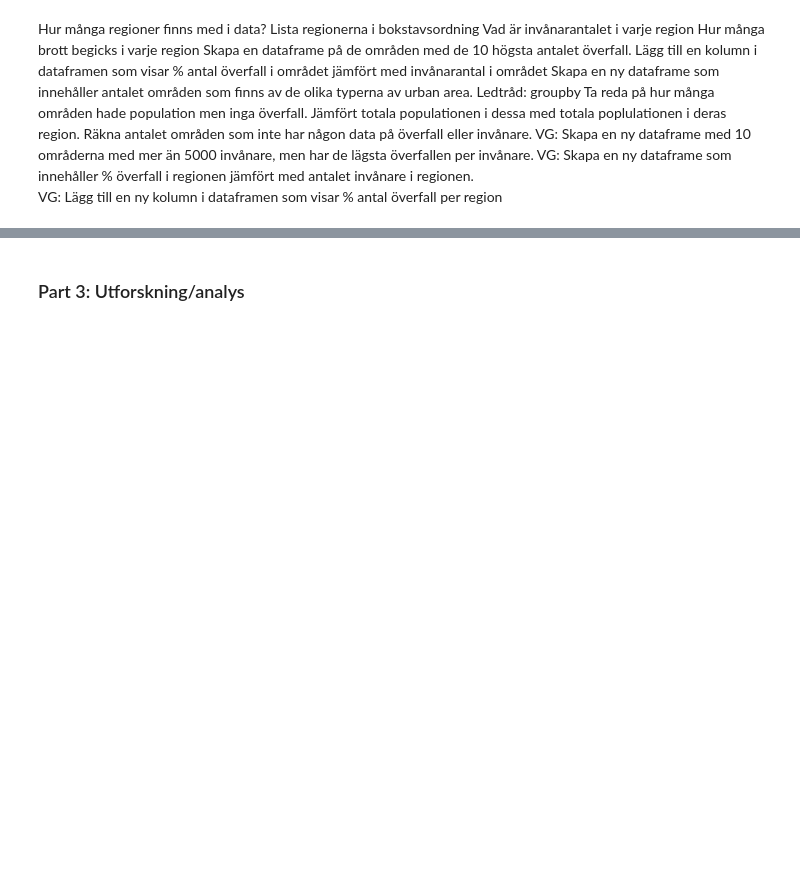
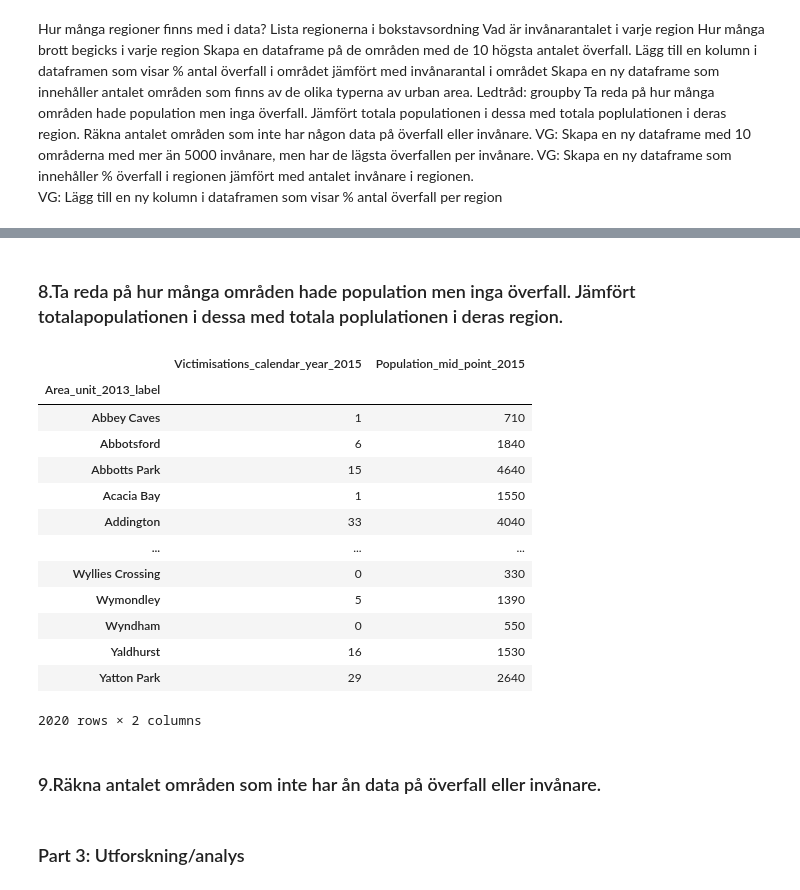
Before and after one commit to tfr10sj1/Kurs2_AI, a Jupyter notebook: Inlamningsuppgift_2_Sam_Jabbar.ipynb, the cells around one changed output, grey strips where cells are left out. Drawn from its saved outputs; the diff is of its cells as text; code cells hidden in the pictures; blank space fills up the shorter version.

```diff
--- a/Inlamningsuppgift_2_Sam_Jabbar.ipynb
+++ b/Inlamningsuppgift_2_Sam_Jabbar.ipynb
@@ -152,3 +289,25 @@ AttributeError: 'Series' object has no attribute 'sort'
+# %% [markdown]
+### 8.Ta reda på hur många områden hade population men inga överfall. Jämfört totalapopulationen i dessa med totala poplulationen i deras region.
+# %%
+df = assults.groupby('Area_unit_2013_label')[['Victimisations_calendar_year_2015', 'Population_mid_point_2015']]
+df.sum()
+# %% [output]
+|  | Victimisations_calendar_year_2015 | Population_mid_point_2015 |
+| Area_unit_2013_label |  |  |
+| Abbey Caves | 1 | 710 |
+| Abbotsford | 6 | 1840 |
+| Abbotts Park | 15 | 4640 |
+| Acacia Bay | 1 | 1550 |
+| Addington | 33 | 4040 |
+| ... | ... | ... |
+| Wyllies Crossing | 0 | 330 |
+| Wymondley | 5 | 1390 |
+| Wyndham | 0 | 550 |
+| Yaldhurst | 16 | 1530 |
+| Yatton Park | 29 | 2640 |
+2020 rows × 2 columns
+# %% [markdown]
+### 9.Räkna antalet områden som inte har ån data på överfall eller invånare.
 # %% [markdown]
 ### Part 3: Utforskning/analys
 # %% [markdown]
```
Also changed, not shown: parts of 17 cells of this notebook.
